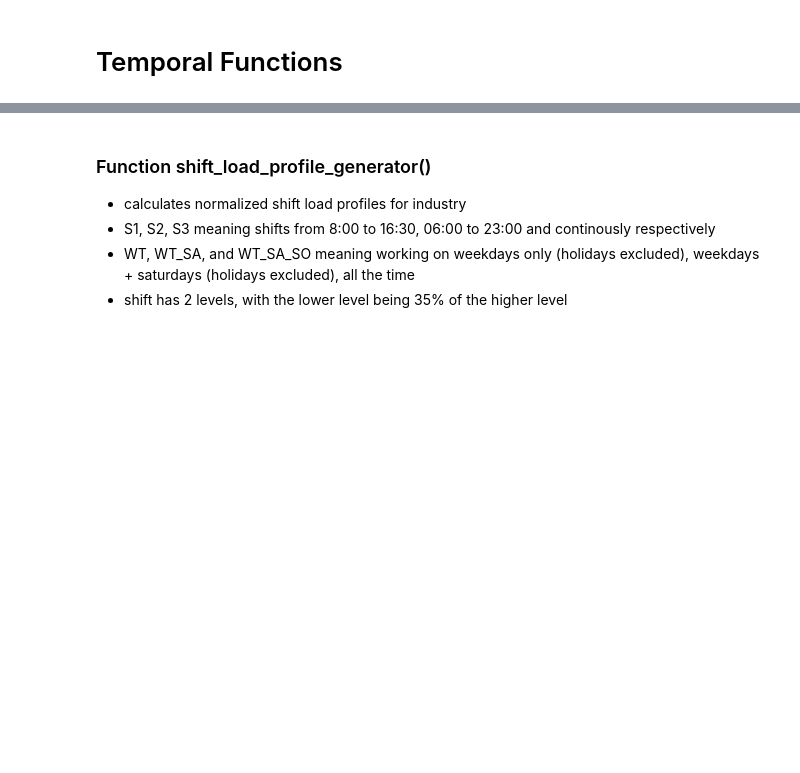
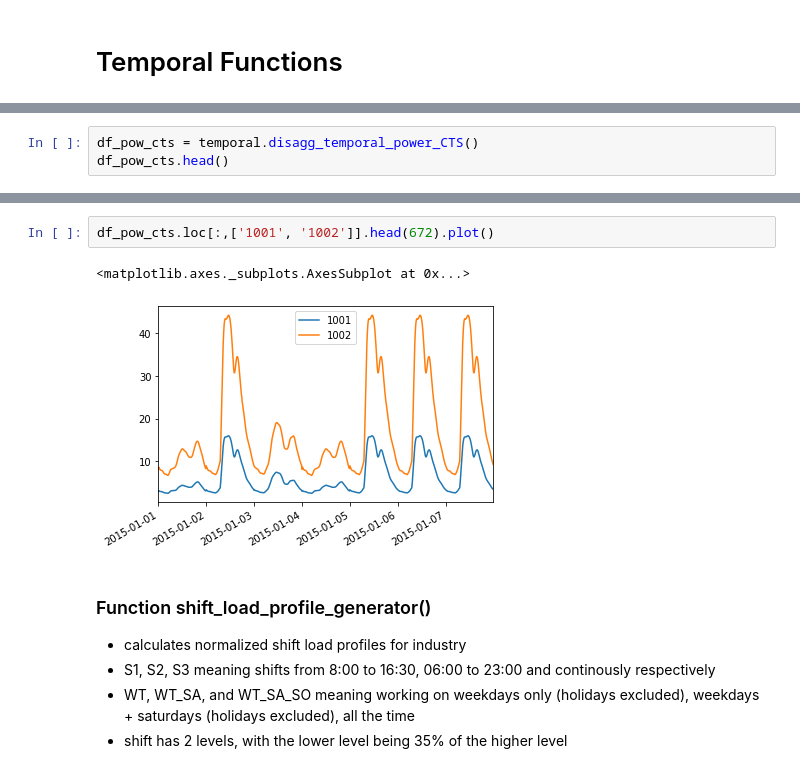
Before and after one commit to DemandRegioTeam/disaggregator, a Jupyter notebook: 03_Demo_CTS_Industry_disaggregation_V3.ipynb, the cells around one changed output, grey strips where cells are left out. Drawn from its saved outputs; the diff is of its cells as text; blank space fills up the shorter version.

```diff
--- a/03_Demo_CTS_Industry_disaggregation_V3.ipynb
+++ b/03_Demo_CTS_Industry_disaggregation_V3.ipynb
@@ -130,0 +114,3 @@ df_employees.head()
+# %%
+df_pow_cts = temporal.disagg_temporal_power_CTS()
+df_pow_cts.head()
@@ -131,3 +125,8 @@ df_employees.head()
+# %%
+df_pow_cts.loc[:,['1001', '1002']].head(672).plot()
+# %% [output]
+<matplotlib.axes._subplots.AxesSubplot at 0x...>
+[figure, added]
 # %% [markdown]
 ### Function shift_load_profile_generator()
 - calculates normalized shift load profiles for industry
```
Also changed, not shown: parts of 27 cells of this notebook.
